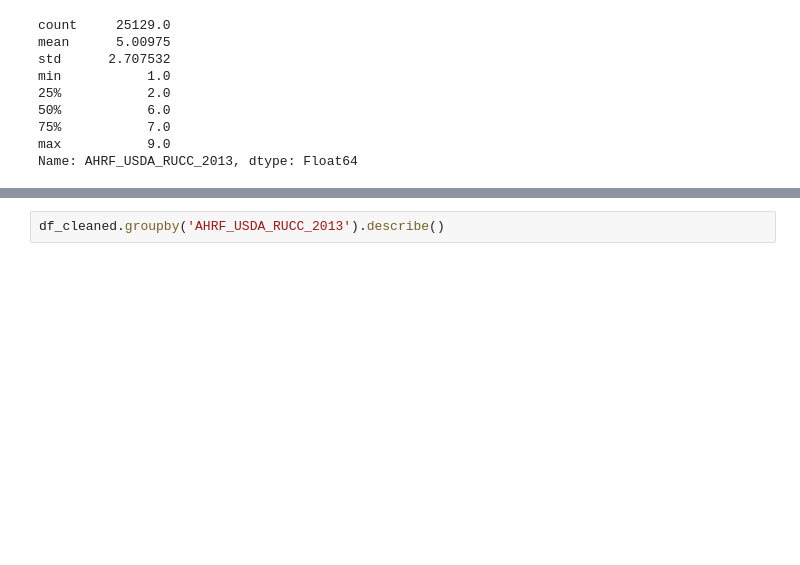
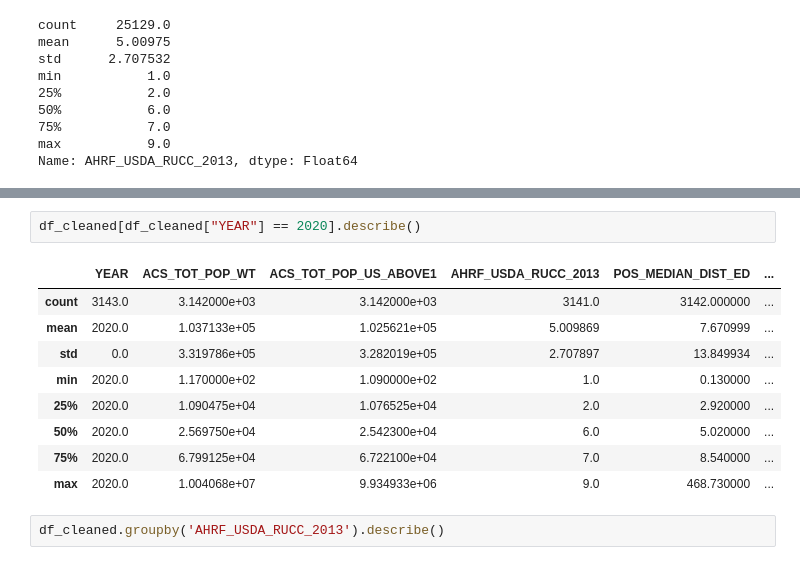
Before and after one commit to gheenc/Computational-Methods, a Jupyter notebook: final_project/data_cleaning.ipynb, the cells around one changed output, grey strips where cells are left out. Drawn from its saved outputs; the diff is of its cells as text; blank space fills up the shorter version.

```diff
--- a/final_project/data_cleaning.ipynb
+++ b/final_project/data_cleaning.ipynb
@@ -738,3 +815,15 @@ df_cleaned.describe()
+# %%
+df_cleaned[df_cleaned["YEAR"] == 2020].describe()
+# %% [output]
+|  | YEAR | ACS_TOT_POP_WT | ACS_TOT_POP_US_ABOVE1 | AHRF_USDA_RUCC_2013 | POS_MEDIAN_DIST_ED | ... |
+| count | 3143.0 | 3.142000e+03 | 3.142000e+03 | 3141.0 | 3142.000000 | ... |
+| mean | 2020.0 | 1.037133e+05 | 1.025621e+05 | 5.009869 | 7.670999 | ... |
+| std | 0.0 | 3.319786e+05 | 3.282019e+05 | 2.707897 | 13.849934 | ... |
+| min | 2020.0 | 1.170000e+02 | 1.090000e+02 | 1.0 | 0.130000 | ... |
+| 25% | 2020.0 | 1.090475e+04 | 1.076525e+04 | 2.0 | 2.920000 | ... |
+| 50% | 2020.0 | 2.569750e+04 | 2.542300e+04 | 6.0 | 5.020000 | ... |
+| 75% | 2020.0 | 6.799125e+04 | 6.722100e+04 | 7.0 | 8.540000 | ... |
+| max | 2020.0 | 1.004068e+07 | 9.934933e+06 | 9.0 | 468.730000 | ... |
 # %%
 df_cleaned.groupby('AHRF_USDA_RUCC_2013').describe()
 # %% [output]
```
Also changed, not shown: parts of 9 cells of this notebook, 3 other files.
